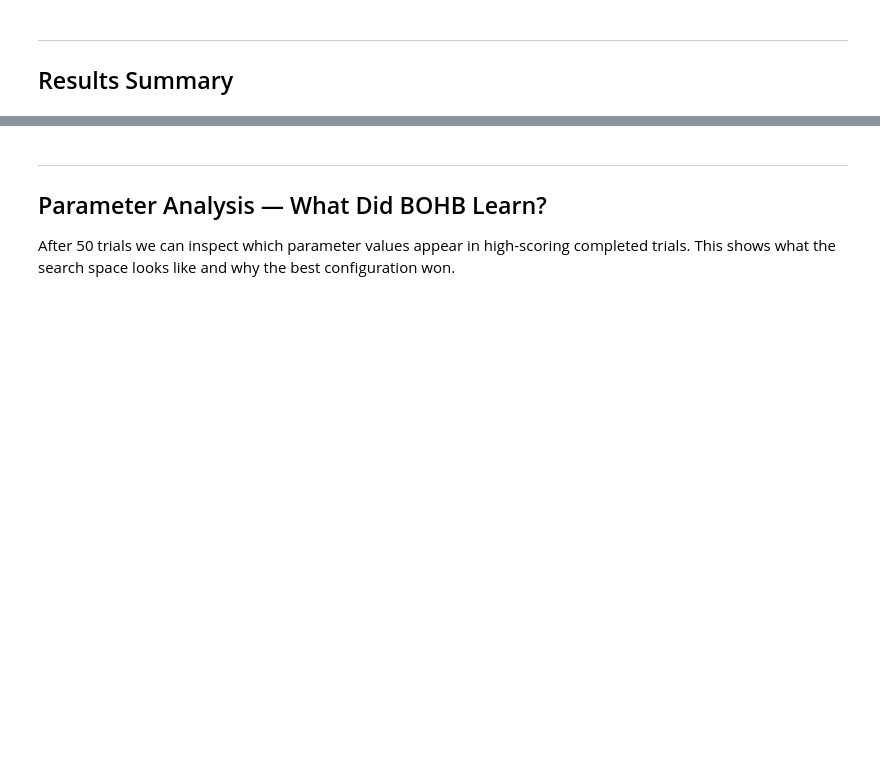
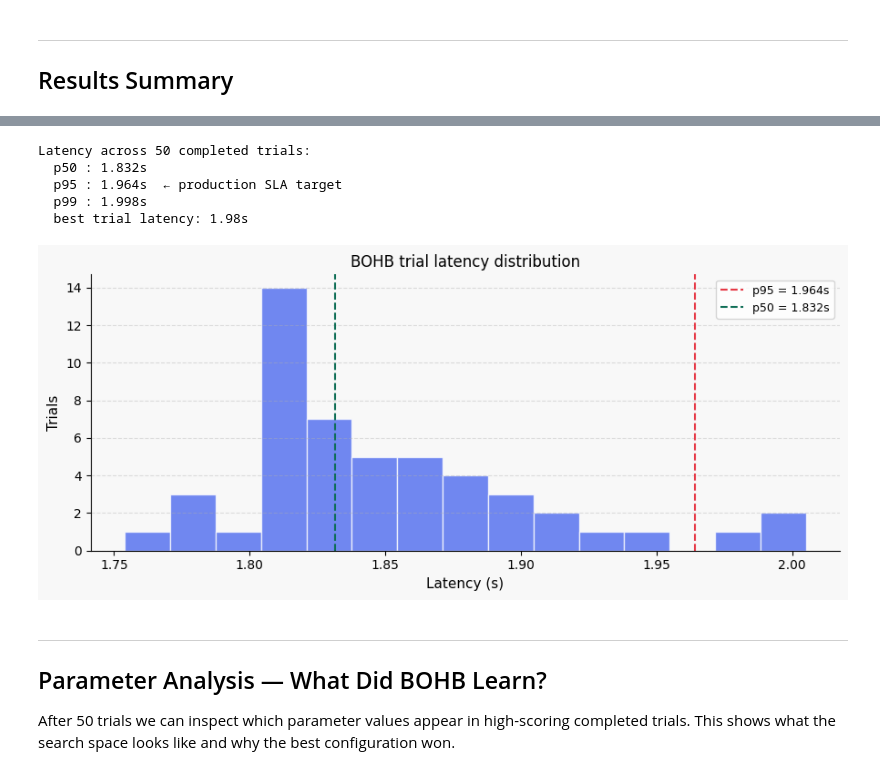
Before and after one commit to Bin-Thabit/special_topics_AI, a Jupyter notebook: notebooks/d1_report_final-2.ipynb, the cells around one changed output, grey strips where cells are left out. Saved outputs shown, nothing was run; the diff lists cells and outputs as text; code cells hidden in the pictures; blank space fills up the shorter version.

```diff
--- a/notebooks/d1_report_final-2.ipynb
+++ b/notebooks/d1_report_final-2.ipynb
@@ -1137,3 +1149,50 @@ plt.show()
+# %%
+# ── Latency analysis ──────────────────────────────────────────────────────────
+complete_trials = [t for t in bohb_study.trials
+                   if t.state == optuna.trial.TrialState.COMPLETE]
+
+latencies = [t.user_attrs["latency_s"] for t in complete_trials
+             if "latency_s" in t.user_attrs]
+
+p50 = np.percentile(latencies, 50)
+p95 = np.percentile(latencies, 95)
+p99 = np.percentile(latencies, 99)
+
+print(f"Latency across {len(latencies)} completed trials:")
+print(f"  p50 : {p50:.3f}s")
+print(f"  p95 : {p95:.3f}s  ← production SLA target")
+print(f"  p99 : {p99:.3f}s")
+print(f"  best trial latency: {bohb_results['best_latency']}s")
+
+# ── Plot latency distribution ──────────────────────────────────────────────────
+fig, ax = plt.subplots(figsize=(9, 4))
+fig.patch.set_facecolor("#f8f8f8")
+ax.set_facecolor("#f8f8f8")
+
+ax.hist(latencies, bins=15, color="#4361ee", alpha=0.75, edgecolor="white")
+ax.axvline(x=p95, color="#e63946", linewidth=1.5,
+           linestyle="--", label=f"p95 = {p95:.3f}s")
+ax.axvline(x=p50, color="#0f6e56", linewidth=1.5,
+           linestyle="--", label=f"p50 = {p50:.3f}s")
+
+ax.set_xlabel("Latency (s)", fontsize=11)
+ax.set_ylabel("Trials", fontsize=11)
+ax.set_title("BOHB trial latency distribution", fontsize=12)
+ax.legend(fontsize=9)
+ax.grid(axis="y", linestyle="--", alpha=0.4)
+ax.spines["top"].set_visible(False)
+ax.spines["right"].set_visible(False)
+
+plt.tight_layout()
+plt.savefig("../docs/latency_p95.png", dpi=150)
+plt.show()
+# %% [output]
+Latency across 50 completed trials:
+  p50 : 1.832s
+  p95 : 1.964s  ← production SLA target
+  p99 : 1.998s
+  best trial latency: 1.98s
+[figure, added]
 # %% [markdown]
 ---
 ## Parameter Analysis — What Did BOHB Learn?
```
Also changed, not shown: parts of 9 cells of this notebook, 1 other file.
